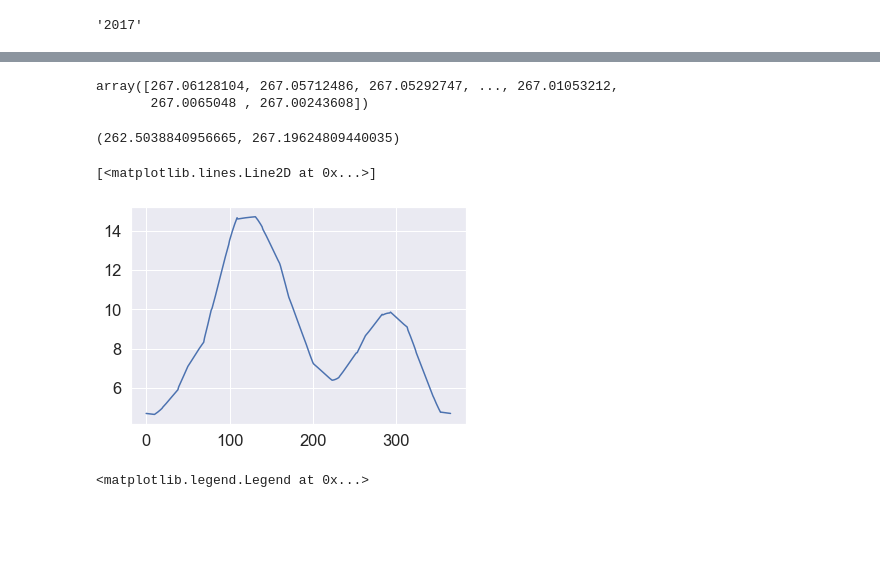
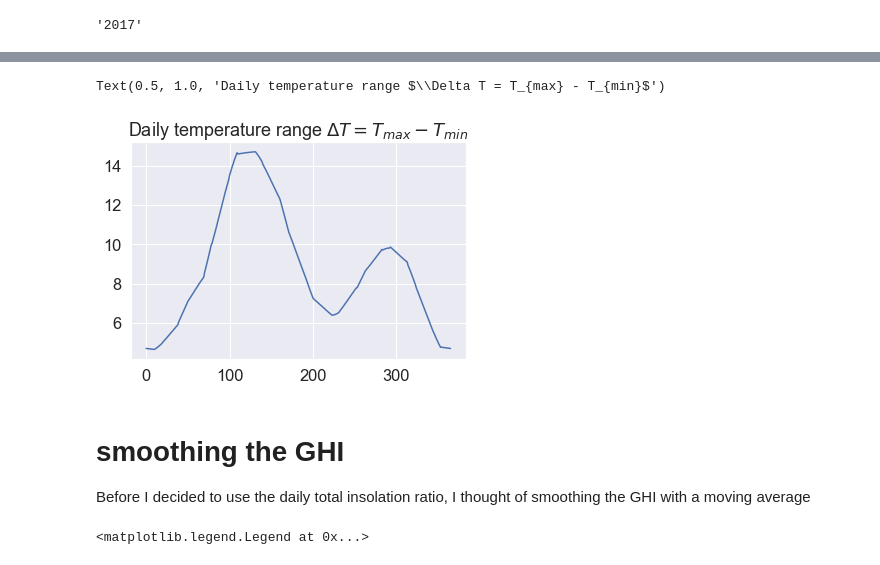
Before and after one commit to mikofski/PVRW2021, a Jupyter notebook: multiyear_data.ipynb, the cells around one changed output, grey strips where cells are left out. Cells and saved outputs as stored; diff of their text form; code cells hidden in the pictures; blank space fills up the shorter version.

Commit message:
use est air temp in notebook

```diff
--- a/multiyear_data.ipynb
+++ b/multiyear_data.ipynb
@@ -167,0 +160,4 @@ cs_temp_air = rdtools.clearsky_temperature.get_clearsky_tamb(
+# %%
+# estimate air temp
+est_air_temp, temp_adj, ghi_ratio, daily_delta_temp, cs_temp_air = \
+    multiyear_data.estimate_air_temp(year_start, df,LATITUDE, LONGITUDE, CS)
@@ -193,21 +192,13 @@ array(['2017-01-01T00:00:00.000000000', '2017-01-01T00:01:00.000000000',
-# %%
-cs_temp_daily = cs_temp_air.values.reshape((daze, 1440)) + 273.15
-cs_temp_daily[0]
-# %% [output]
-array([267.06128104, 267.05712486, 267.05292747, ..., 267.01053212,
-       267.0065048 , 267.00243608])
-# %%
-cs_temp_daily[0].min(), cs_temp_daily[0].max()
-# %% [output]
-(262.5038840956665, 267.19624809440035)
 # %%
-daily_delta_temp = np.array([
-    td.max()-td.min() for td in cs_temp_daily
-])
+# daily_delta_temp
 plt.plot(daily_delta_temp)
+plt.title('Daily temperature range $\Delta T = T_{max} - T_{min}$')
 # %% [output]
-[<matplotlib.lines.Line2D at 0x...>]
+Text(0.5, 1.0, 'Daily temperature range $\\Delta T = T_{max} - T_{min}$')
-[figure, old version]
+[figure, new version]
+# %% [markdown]
+# smoothing the GHI
+Before I decided to use the daily total insolation ratio, I thought of smoothing the GHI with a moving average
 # %%
 ghi_roll = df.ghi.rolling(window='30min').mean()
 ghi_roll.index = ghi_roll.index - to_offset('15min')
```
Also changed, not shown: parts of 31 cells of this notebook, 1 other file.
